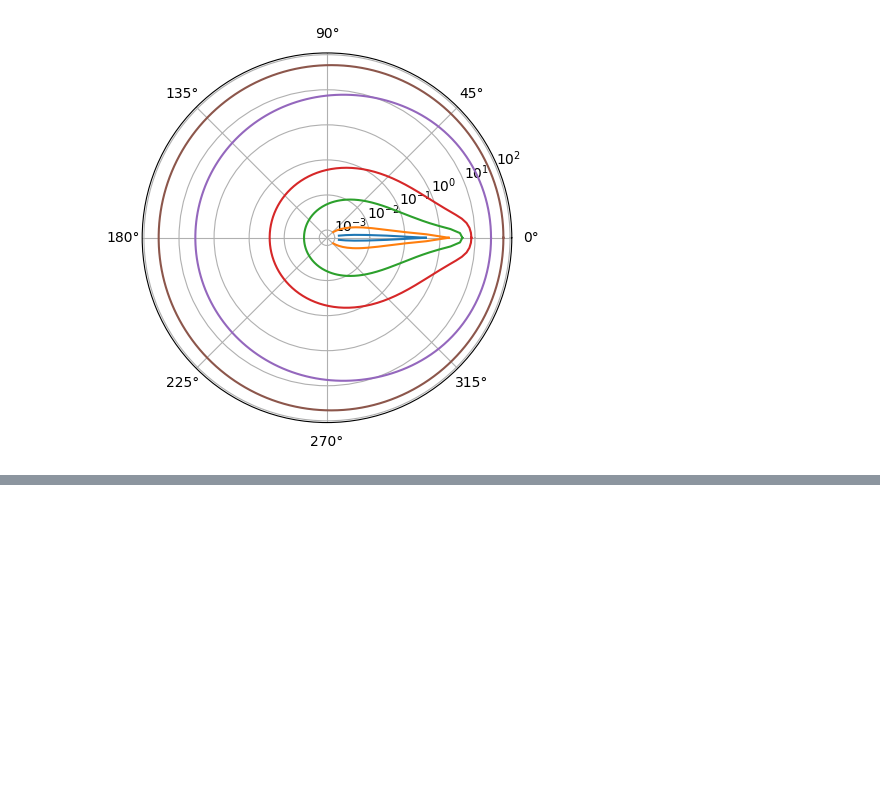
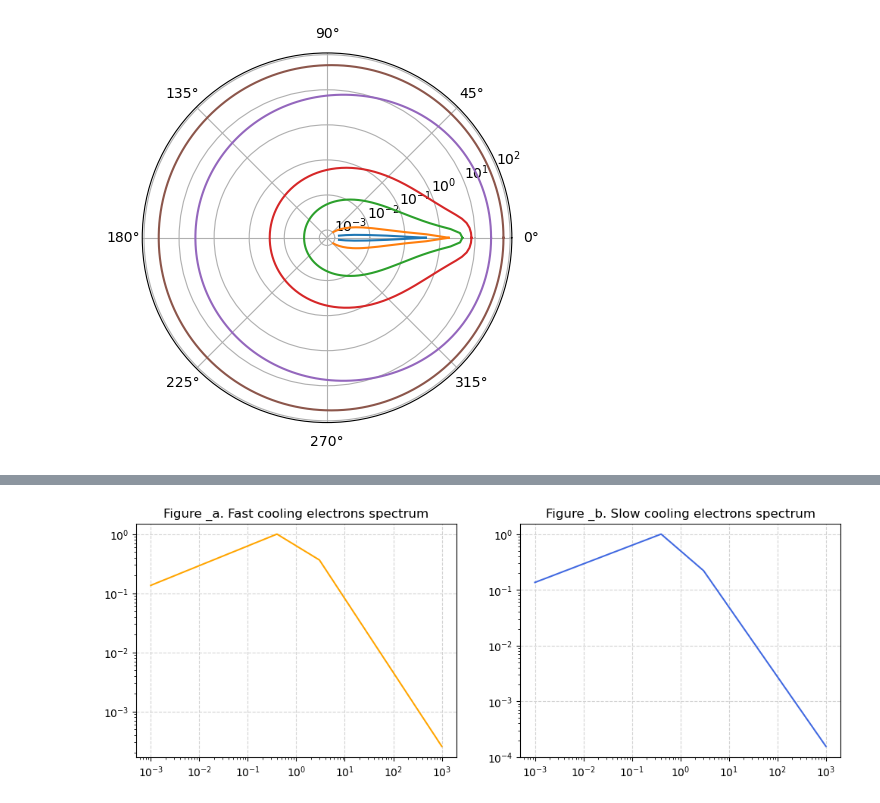
Before and after one commit to KleimenovM/GRBRemnant, a Jupyter notebook: Kleimenov_Schwenkreis_-_Gamma-ray_birsts.ipynb, the cells around one changed output, grey strips where cells are left out. Cells and saved outputs as stored; diff of their text form; code cells hidden in the pictures; blank space fills up the shorter version.

```diff
--- a/Kleimenov_Schwenkreis_-_Gamma-ray_birsts.ipynb
+++ b/Kleimenov_Schwenkreis_-_Gamma-ray_birsts.ipynb
@@ -622,0 +693,6 @@ Now we integrate the intensities along the radiating surface (for each $t_\mathr
+# %%
+def fast_cooling_spectrum(nu, nu_c, nu_m, p):
+    p1 = (nu / nu_c)**(1/3) * np.heaviside(nu_c - nu, 0.5)
+    p2 = (nu / nu_c)**(-1/2) * np.heaviside(nu - nu_c, 0.5) * np.heaviside(nu_m - nu, 0.5)
+    p3 = (nu_m/nu_c)**(-1/2) * (nu/nu_m)**(-p/2) * np.heaviside(nu - nu_m, 0.5)
+    return p1 + p2 + p3
@@ -622,0 +709,30 @@ Now we integrate the intensities along the radiating surface (for each $t_\mathr
+# %%
+def slow_cooling_spectrum(nu, nu_c, nu_m, p):
+    p1 = (nu / nu_m)**(1/3) * np.heaviside(nu_m - nu, 0.5)
+    p2 = (nu / nu_m)**(-(p-1)/2) * np.heaviside(nu - nu_m, 1) * np.heaviside(nu_c - nu, 0.5)
+    p3 = (nu_c/nu_m)**(-(p-1)/2) * (nu/nu_c)**(-p/2) * np.heaviside(nu - nu_c, 0.5)
+    return p1 + p2 + p3
+# %%
+p = 2.5
+nu = 10**np.linspace(-3, 3, 1000)
+
+plt.figure(figsize=(12, 4))
+plt.subplot(1, 2, 1)
+plt.title("Figure _a. Fast cooling electrons spectrum")
+nu_c = 0.4
+nu_m = 3
+plt.plot(nu, fast_cooling_spectrum(nu, nu_c, nu_m, p), color='orange')
+plt.xscale('log')
+plt.yscale('log')
+plt.grid(linestyle='dashed', color='lightgray')
+
+plt.subplot(1, 2, 2)
+plt.title("Figure _b. Slow cooling electrons spectrum")
+nu_m = 0.4
+nu_c = 3
+plt.plot(nu, slow_cooling_spectrum(nu, nu_c, nu_m, p), color='royalblue')
+plt.xscale('log')
+plt.yscale('log')
+plt.grid(linestyle='dashed', color='lightgray')
+# %% [output]
+[figure, added]
```
Also changed, not shown: parts of 24 cells of this notebook.
